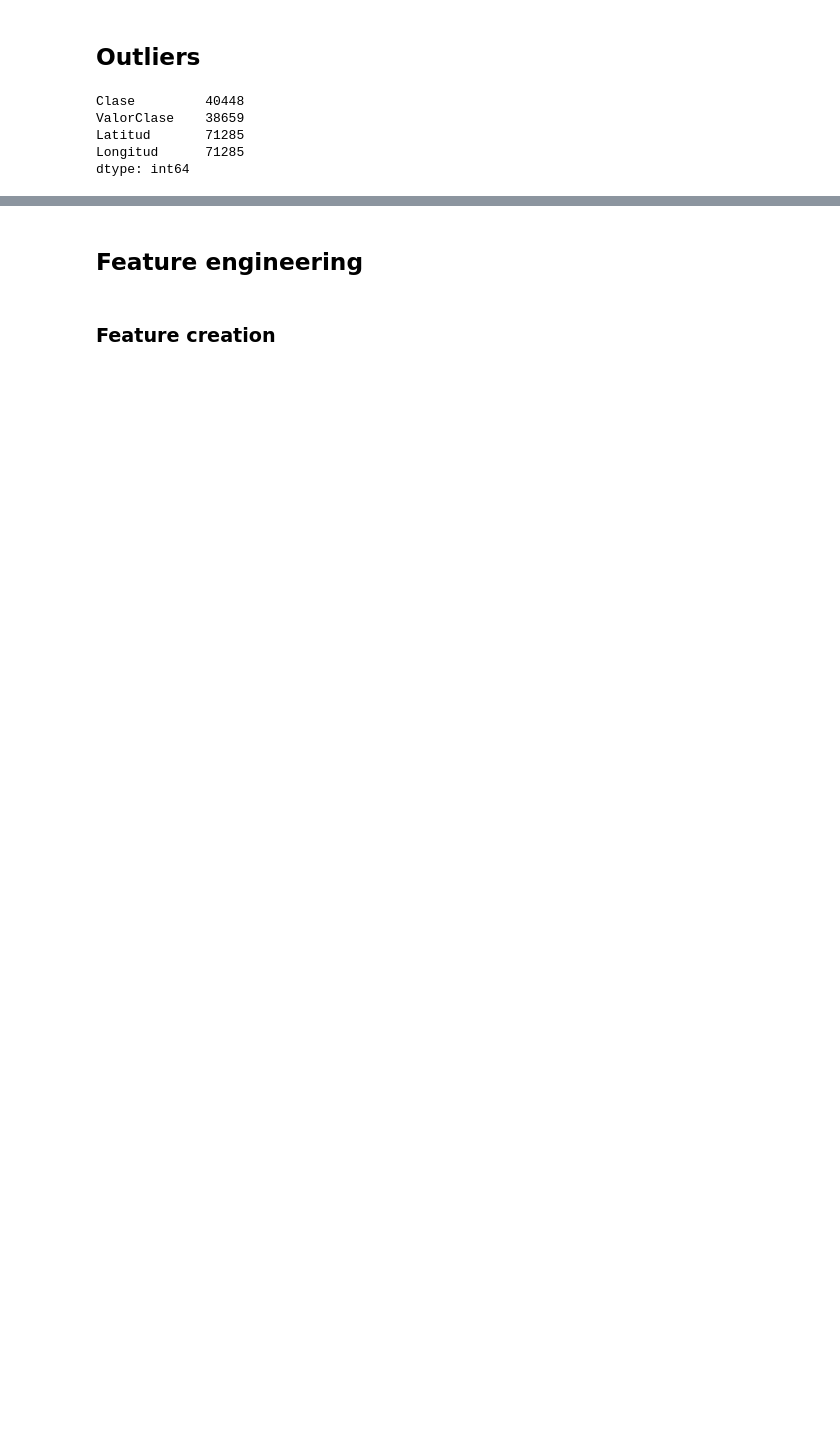
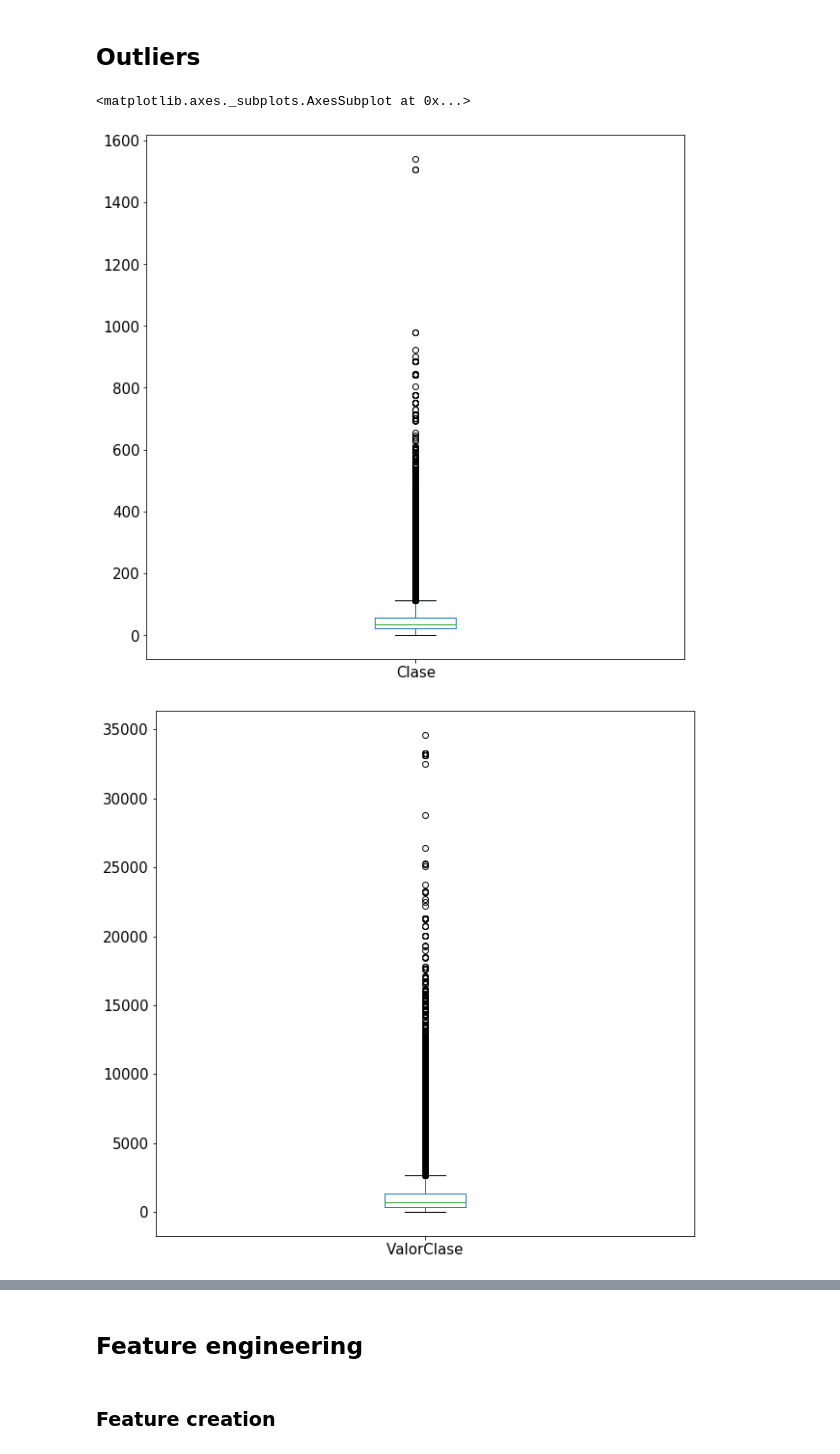
Before and after one commit to tommychum/datathon, a Jupyter notebook: ML_pipeline.ipynb, the cells around one changed output, grey strips where cells are left out. Drawn from its saved outputs; the diff is of its cells as text; code cells hidden in the pictures; blank space fills up the shorter version.

```diff
--- a/ML_pipeline.ipynb
+++ b/ML_pipeline.ipynb
@@ -248,9 +268,11 @@ IQR = Q3 - Q1
-# %%
-((training[numerical_cols] < (Q1 - 1.5 * IQR)) | (training[numerical_cols] > (Q3 + 1.5 * IQR))).sum()
-# %% [output]
-Clase         40448
-ValorClase    38659
-Latitud       71285
-Longitud      71285
-dtype: int64
+# %%
+plt.figure(figsize=(10,10))
+training.boxplot(['Clase'], grid=False, fontsize=15)
+
+plt.figure(figsize=(10,10))
+training.boxplot(['ValorClase'], grid=False, fontsize=15)
+# %% [output]
+<matplotlib.axes._subplots.AxesSubplot at 0x...>
+[figure, added]
+[figure, added]
 # %%
```
Also changed, not shown: parts of 63 cells of this notebook, 5 other files.
